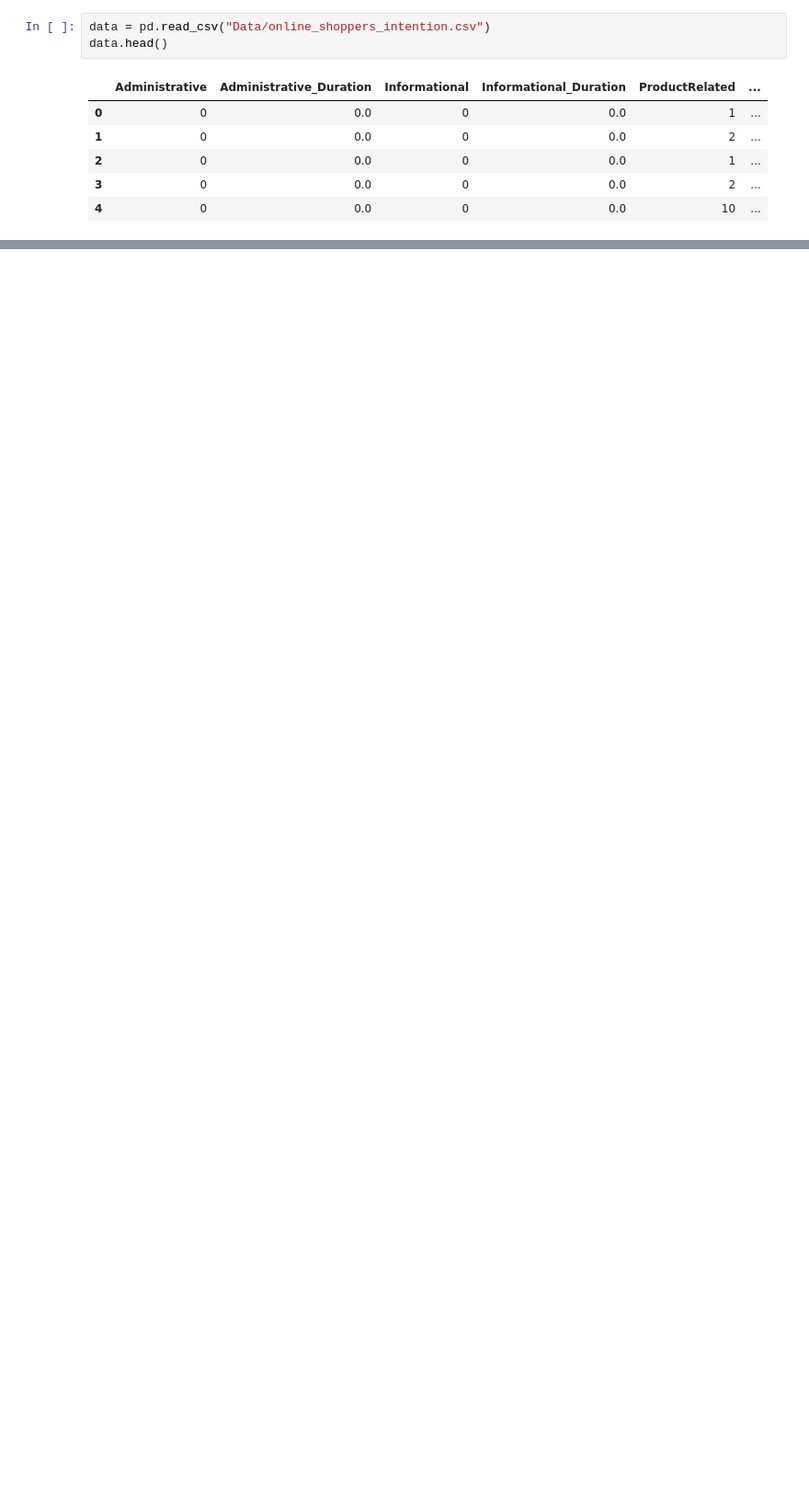
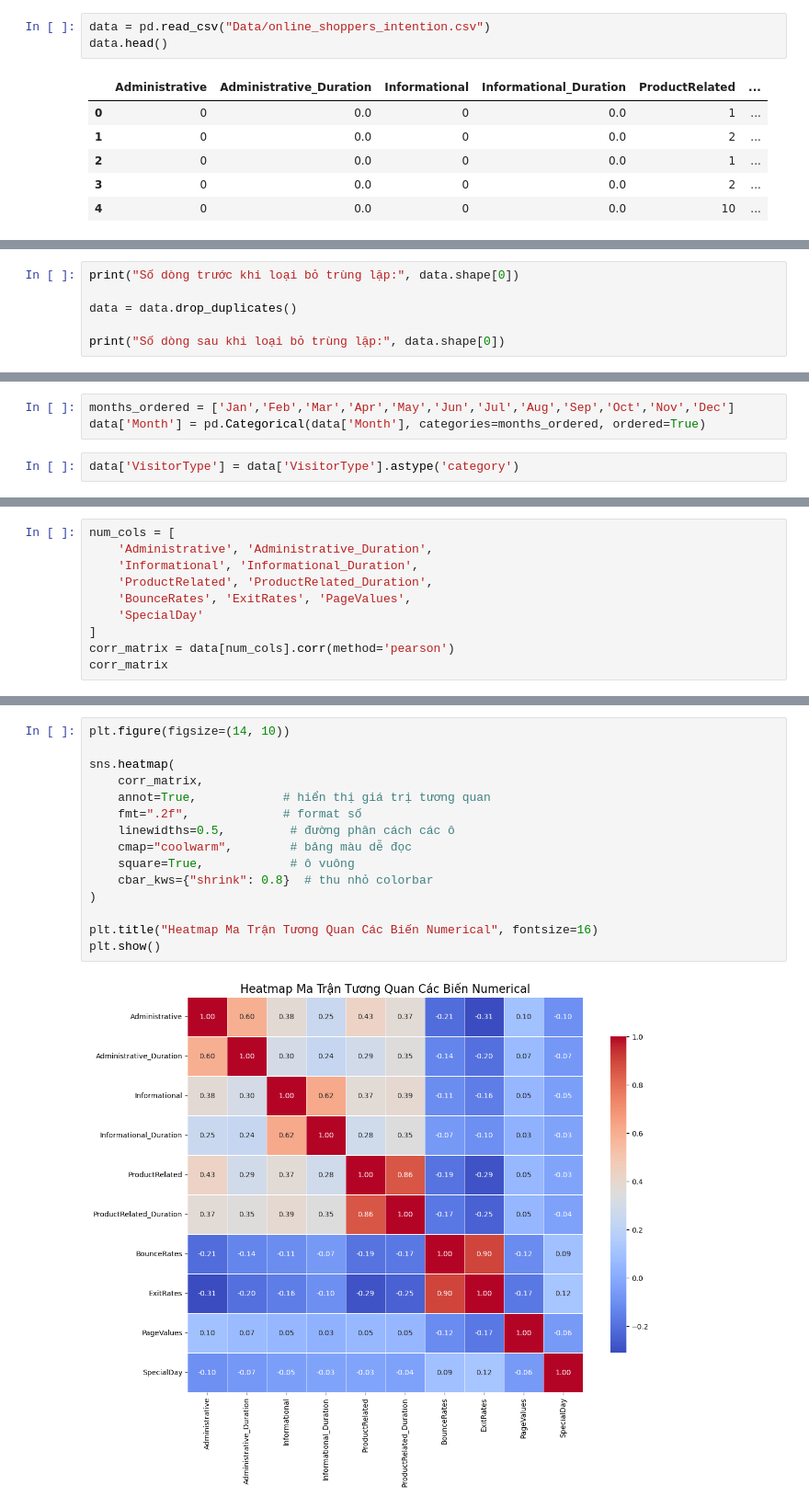
Before and after one commit to pnquyn/FinalProject_P4DataScience, a Jupyter notebook: project.ipynb, the cells around one changed output, grey strips where cells are left out. Shown at 92% size. Drawn from its saved outputs; the diff is of its cells as text; blank space fills up the shorter version.

```diff
--- a/project.ipynb
+++ b/project.ipynb
@@ -112,0 +144,6 @@ data.head()
+# %%
+print("Số dòng trước khi loại bỏ trùng lặp:", data.shape[0])
+
+data = data.drop_duplicates()
+
+print("Số dòng sau khi loại bỏ trùng lặp:", data.shape[0])
@@ -113 +221,6 @@ data.head()
+# %%
+months_ordered = ['Jan','Feb','Mar','Apr','May','Jun','Jul','Aug','Sep','Oct','Nov','Dec']
+data['Month'] = pd.Categorical(data['Month'], categories=months_ordered, ordered=True)
+# %%
+data['VisitorType'] = data['VisitorType'].astype('category')
 # %% [markdown]
@@ -154,3 +261,13 @@ data.head()
 - Cross-tabulations:
   - Categorical × categorical: bảng tần suất
   - Numerical × categorical: thống kê nhóm
+# %%
+num_cols = [
+    'Administrative', 'Administrative_Duration',
+    'Informational', 'Informational_Duration',
+    'ProductRelated', 'ProductRelated_Duration',
+    'BounceRates', 'ExitRates', 'PageValues',
+    'SpecialDay'
+]
+corr_matrix = data[num_cols].corr(method='pearson')
+corr_matrix
@@ -156,0 +286,17 @@ data.head()
+# %%
+plt.figure(figsize=(14, 10))
+
+sns.heatmap(
+    corr_matrix,
+    annot=True,            # hiển thị giá trị tương quan
+    fmt=".2f",             # format số
+    linewidths=0.5,         # đường phân cách các ô
+    cmap="coolwarm",        # bảng màu dễ đọc
+    square=True,            # ô vuông
+    cbar_kws={"shrink": 0.8}  # thu nhỏ colorbar
+)
+
+plt.title("Heatmap Ma Trận Tương Quan Các Biến Numerical", fontsize=16)
+plt.show()
+# %% [output]
+[figure, added]
```
Also changed, not shown: parts of 37 cells of this notebook.
